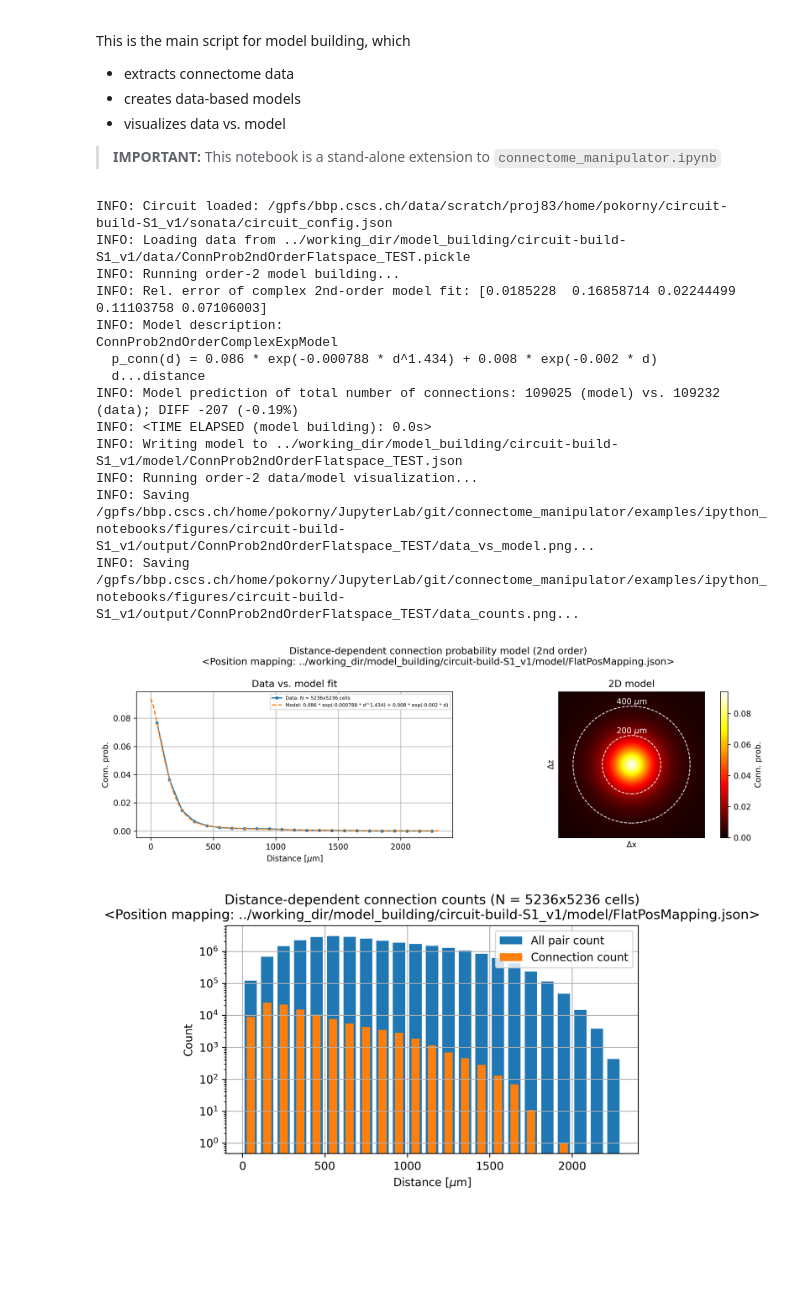
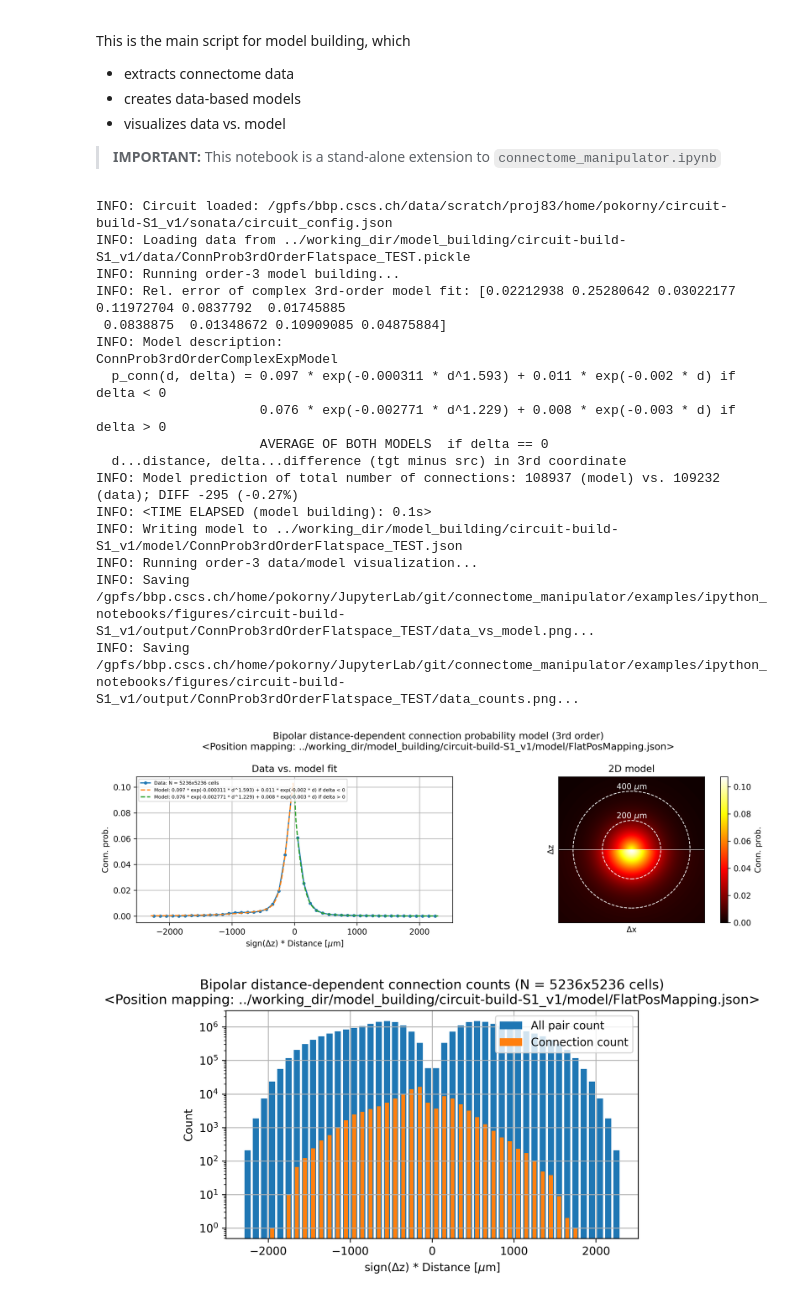
Before and after one commit to BlueBrain/connectome-manipulator, a Jupyter notebook: examples/ipython_notebooks/model_building.ipynb, the cells around one changed output. Cells and saved outputs as stored; diff of their text form; code cells hidden in the pictures; blank space fills up the shorter version.

Commit message:
Added conn count plot to 3rd-order model building

```diff
--- a/examples/ipython_notebooks/model_building.ipynb
+++ b/examples/ipython_notebooks/model_building.ipynb
@@ -95,46 +95,49 @@ model_config['circuit_config'] = circuit_config
 # model_config['model'] = {'name': 'ConnProb4thOrderReducedFlatspaceL5TPCAL4TPC', 'fct': {'source': 'conn_prob', 'kwargs': {'order': '4R', 'sel_src': {'mtype': 'L5_TPC:A'}, 'sel_dest': {'mtype': 'L4_TPC'}, 'sample_size': None, 'bin_size_um': 20, 'max_range_um': [300, [-300, 600]], 'smoothing_sigma_um': None, 'plot_model_ovsampl': 7, 'plot_model_extsn': 0, 'model_specs': {'name': 'LinearInterpolation'}, 'pos_map_file': '../working_dir/model_building/circuit-build-S1_v1/model/FlatPosMapping.json'}}}
 # model_config['model'] = {'name': 'ConnProb4thOrderReducedFlatspaceL5TPCAL4TPC', 'fct': {'source': 'conn_prob', 'kwargs': {'order': '4R', 'sel_src': {'node_set': 'hex_O1', 'mtype': 'L5_TPC:A'}, 'sel_dest': {'node_set': 'hex_O1', 'mtype': 'L4_TPC'}, 'sample_size': None, 'bin_size_um': 50, 'max_range_um': [400, [-500, 300]], 'smoothing_sigma_um': None, 'plot_model_ovsampl': 7, 'plot_model_extsn': 0, 'model_specs': {'name': 'LinearInterpolation'}, 'pos_map_file': '../working_dir/model_building/SSCx-Bio_M-20200805-HexO1/model/SSFlatPosMappingHexO1.json'}}}
 # model_config['model'] = {'name': 'ConnProb4thOrderReducedFlatspaceL4TPCL5TPCA_tmp', 'fct': {'source': 'conn_prob', 'kwargs': {'order': '4R', 'sel_src': {'node_set': 'hex_O1', 'mtype': 'L4_TPC'}, 'sel_dest': {'node_set': 'hex_O1', 'mtype': 'L5_TPC:A'}, 'sample_size': 1000, 'min_count_per_bin': 100, 'bin_size_um': 50, 'max_range_um': [300, [-300, 300]], 'smoothing_sigma_um': None, 'plot_model_ovsampl': 7, 'plot_model_extsn': 0, 'model_specs': {'name': 'LinearInterpolation'}, 'pos_map_file': '../working_dir/model_building/SSCx-Bio_M-20200805-HexO1/model/SSFlatPosMappingHexO1.json'}}}
 
 # model_config['model'] = {'name': 'DistDepDelay', 'fct': {'source': 'delay', 'kwargs': {'sample_size': None, 'bin_size_um': 100, 'max_range_um': None}}}
 
 # model_config['model'] = {'name': 'NSynPerConnPerMType', 'fct': {'source': 'conn_props', 'kwargs': {'min_sample_size_per_group': 10, 'max_sample_size_per_group': 100, 'sel_props': []}}}
 # model_config['model'] = {'name': 'ConnPropsPerMType', 'fct': {'source': 'conn_props', 'kwargs': {'min_sample_size_per_group': 10, 'max_sample_size_per_group': 100}}}
 # model_config['model'] = {'name': 'ConnPropsPerMTypeL4L5', 'fct': {'source': 'conn_props', 'kwargs': {'sel_src': {'layer': 4}, 'sel_dest': {'layer': 5}, 'min_sample_size_per_group': 10, 'max_sample_size_per_group': 100}}}
 
 # model_config['model'] = {'name': 'ConnProb1stOrder', 'fct': {'source': 'conn_prob', 'kwargs': {'order': 1, 'sample_size': None}}}
 # model_config['model'] = {'name': 'ConnProb1stOrderEE', 'fct': {'source': 'conn_prob', 'kwargs': {'order': 1, 'sel_src': {'node_set': 'Excitatory'}, 'sel_dest': {'node_set': 'Excitatory'}, 'sample_size': None}}}
 # model_config['model'] = {'name': 'ConnProb1stOrderL3', 'fct': {'source': 'conn_prob', 'kwargs': {'order': 1, 'sel_src': {'node_set': 'Layer3'}, 'sel_dest': {'node_set': 'Layer3'}, 'sample_size': None}}}
 # model_config['model'] = {'name': 'ConnProb2ndOrderFlatspace', 'fct': {'source': 'conn_prob', 'kwargs': {'order': 2, 'sel_src': {'node_set': 'hex_O1', 'mtype': 'L1_DAC'}, 'sel_dest': {'node_set': 'hex_O1', 'mtype': 'L23_BP'}, 'sample_size': 10000, 'min_count_per_bin': 100, 'bin_size_um': 50, 'max_range_um': 1000, 'pos_map_file': '../working_dir/model_building/SSCx-Bio_M-20200805-HexO1/model/SSFlatPosMappingHexO1.json'}}}
 # model_config['model'] = {'name': 'ConnProb4thOrderReducedFlatspace', 'fct': {'source': 'conn_prob', 'kwargs': {'order': '4R', 'sel_src': {'node_set': 'hex_O1'}, 'sel_dest': {'node_set': 'hex_O1'}, 'sample_size': 2000, 'min_count_per_bin': 100, 'bin_size_um': 50, 'max_range_um': [400, [-400, 1000]], 'smoothing_sigma_um': None, 'plot_model_ovsampl': 7, 'plot_model_extsn': 0, 'model_specs': {'name': 'LinearInterpolation'}, 'pos_map_file': '../working_dir/model_building/SSCx-Bio_M-20200805-HexO1/model/SSFlatPosMappingHexO1.json'}}}
 # model_config_pathways = model_building.create_model_config_per_pathway(model_config, 'mtype')
 
 # model_config['model'] = {'name': 'ConnProb2ndOrderFlatspace_TEST', 'fct': {'source': 'conn_prob', 'kwargs': {'rel_fit_err_th': None, 'strict_fit': True, 'order': 2, 'sel_src': {'node_set': 'hex_O1', 'mtype': 'L23_NGC'}, 'sel_dest': {'node_set': 'hex_O1', 'mtype': 'L23_NGC'}, 'sample_size': 1000, 'min_count_per_bin': 100, 'bin_size_um': 50, 'max_range_um': 1000, 'pos_map_file': '../working_dir/model_building/SSCx-Bio_M-20200805-HexO1/model/SSFlatPosMappingHexO1.json'}}}
 # model_config['model'] = {'name': 'ConnProb3rdOrderFlatspace_TEST', 'fct': {'source': 'conn_prob', 'kwargs': {'rel_fit_err_th': None, 'strict_fit': True, 'order': 3, 'sel_src': {'node_set': 'hex_O1', 'mtype': 'L23_NGC'}, 'sel_dest': {'node_set': 'hex_O1', 'mtype': 'L23_NGC'}, 'sample_size': 1000, 'min_count_per_bin': 100, 'bin_size_um': 50, 'max_range_um': 1000, 'pos_map_file': '../working_dir/model_building/SSCx-Bio_M-20200805-HexO1/model/SSFlatPosMappingHexO1.json'}}}
 # group_fct = lambda x: str.split(x, '_')[-1] # None #lambda x: str.split(x, '_')[-1]
 # model_config_pathways = model_building.create_model_config_per_pathway(model_config, 'mtype', group_fct=group_fct)
 # model_config_pathways = model_building.create_model_config_per_pathway(model_config, ['layer', 'synapse_class'])
 
-model_config['model'] = {'name': 'ConnProb2ndOrderFlatspace_TEST', 'fct': {'source': 'conn_prob', 'kwargs': {'order': 2, 'model_specs': {'type': 'ComplexExponential'}, 'sel_src': 'Excitatory', 'sel_dest': 'Excitatory', 'sample_size': 10000, 'bin_size_um': 100, 'max_range_um': None, 'pos_map_file': '../working_dir/model_building/circuit-build-S1_v1/model/FlatPosMapping.json'}}}
-# model_config['model'] = {'name': 'ConnProb3rdOrderFlatspace_TEST', 'fct': {'source': 'conn_prob', 'kwargs': {'order': 3, 'model_specs': {'type': 'ComplexExponential', 'p0': [0.0, 0.0, 1.0, 0.0, 0.0], 'bounds': [[0.0, 0.0, 1.0, 0.0, 0.0], [np.inf, np.inf, 1.9, np.inf, np.inf]]}, 'sel_src': 'Excitatory', 'sel_dest': 'Excitatory', 'sample_size': 10000, 'bin_size_um': 100, 'max_range_um': None, 'pos_map_file': '../working_dir/model_building/circuit-build-S1_v1/model/FlatPosMapping.json'}}}
+# model_config['model'] = {'name': 'ConnProb2ndOrderFlatspace_TEST', 'fct': {'source': 'conn_prob', 'kwargs': {'order': 2, 'model_specs': {'type': 'ComplexExponential'}, 'sel_src': 'Excitatory', 'sel_dest': 'Excitatory', 'sample_size': 10000, 'bin_size_um': 100, 'max_range_um': None, 'pos_map_file': '../working_dir/model_building/circuit-build-S1_v1/model/FlatPosMapping.json'}}}
+model_config['model'] = {'name': 'ConnProb3rdOrderFlatspace_TEST', 'fct': {'source': 'conn_prob', 'kwargs': {'order': 3, 'model_specs': {'type': 'ComplexExponential', 'p0': [0.0, 0.0, 1.0, 0.0, 0.0], 'bounds': [[0.0, 0.0, 1.0, 0.0, 0.0], [np.inf, np.inf, 1.9, np.inf, np.inf]]}, 'sel_src': 'Excitatory', 'sel_dest': 'Excitatory', 'sample_size': 10000, 'bin_size_um': 100, 'max_range_um': None, 'pos_map_file': '../working_dir/model_building/circuit-build-S1_v1/model/FlatPosMapping.json'}}}
 
 # Model building - Run
 model_building.main(model_config, show_fig=True, force_recomp=[False, True])
 # model_building.main(model_config_pathways, show_fig=False, force_recomp=[False, False])
 # %% [output]
 INFO: Circuit loaded: /gpfs/bbp.cscs.ch/data/scratch/proj83/home/pokorny/circuit-build-S1_v1/sonata/circuit_config.json
-INFO: Loading data from ../working_dir/model_building/circuit-build-S1_v1/data/ConnProb2ndOrderFlatspace_TEST.pickle
-INFO: Running order-2 model building...
-INFO: Rel. error of complex 2nd-order model fit: [0.0185228  0.16858714 0.02244499 0.11103758 0.07106003]
+INFO: Loading data from ../working_dir/model_building/circuit-build-S1_v1/data/ConnProb3rdOrderFlatspace_TEST.pickle
+INFO: Running order-3 model building...
+INFO: Rel. error of complex 3rd-order model fit: [0.02212938 0.25280642 0.03022177 0.11972704 0.0837792  0.01745885
+ 0.0838875  0.01348672 0.10909085 0.04875884]
 INFO: Model description:
-ConnProb2ndOrderComplexExpModel
-  p_conn(d) = 0.086 * exp(-0.000788 * d^1.434) + 0.008 * exp(-0.002 * d)
-  d...distance
-INFO: Model prediction of total number of connections: 109025 (model) vs. 109232 (data); DIFF -207 (-0.19%)
-INFO: <TIME ELAPSED (model building): 0.0s>
-INFO: Writing model to ../working_dir/model_building/circuit-build-S1_v1/model/ConnProb2ndOrderFlatspace_TEST.json
-INFO: Running order-2 data/model visualization...
-INFO: Saving /gpfs/bbp.cscs.ch/home/pokorny/JupyterLab/git/connectome_manipulator/examples/ipython_notebooks/figures/circuit-build-S1_v1/output/ConnProb2ndOrderFlatspace_TEST/data_vs_model.png...
-INFO: Saving /gpfs/bbp.cscs.ch/home/pokorny/JupyterLab/git/connectome_manipulator/examples/ipython_notebooks/figures/circuit-build-S1_v1/output/ConnProb2ndOrderFlatspace_TEST/data_counts.png...
+ConnProb3rdOrderComplexExpModel
+  p_conn(d, delta) = 0.097 * exp(-0.000311 * d^1.593) + 0.011 * exp(-0.002 * d) if delta < 0
+                     0.076 * exp(-0.002771 * d^1.229) + 0.008 * exp(-0.003 * d) if delta > 0
+                     AVERAGE OF BOTH MODELS  if delta == 0
+  d...distance, delta...difference (tgt minus src) in 3rd coordinate
+INFO: Model prediction of total number of connections: 108937 (model) vs. 109232 (data); DIFF -295 (-0.27%)
+INFO: <TIME ELAPSED (model building): 0.1s>
+INFO: Writing model to ../working_dir/model_building/circuit-build-S1_v1/model/ConnProb3rdOrderFlatspace_TEST.json
+INFO: Running order-3 data/model visualization...
+INFO: Saving /gpfs/bbp.cscs.ch/home/pokorny/JupyterLab/git/connectome_manipulator/examples/ipython_notebooks/figures/circuit-build-S1_v1/output/ConnProb3rdOrderFlatspace_TEST/data_vs_model.png...
+INFO: Saving /gpfs/bbp.cscs.ch/home/pokorny/JupyterLab/git/connectome_manipulator/examples/ipython_notebooks/figures/circuit-build-S1_v1/output/ConnProb3rdOrderFlatspace_TEST/data_counts.png...
-[figure, old version]
+[figure, new version]
-[figure, old version]
+[figure, new version]
```
Also changed, not shown: 1 other file.
